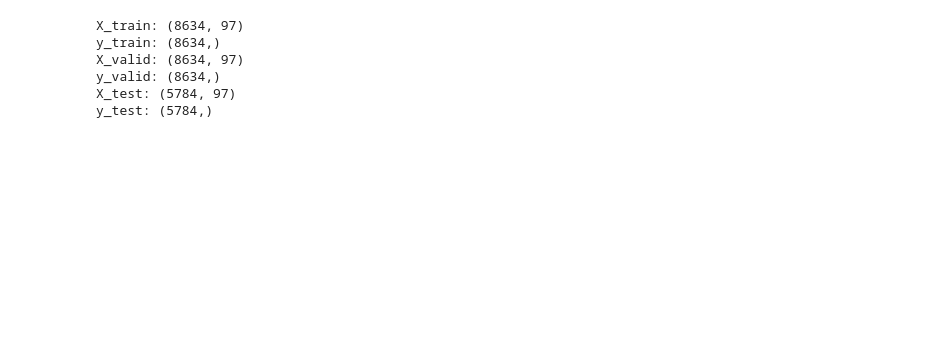
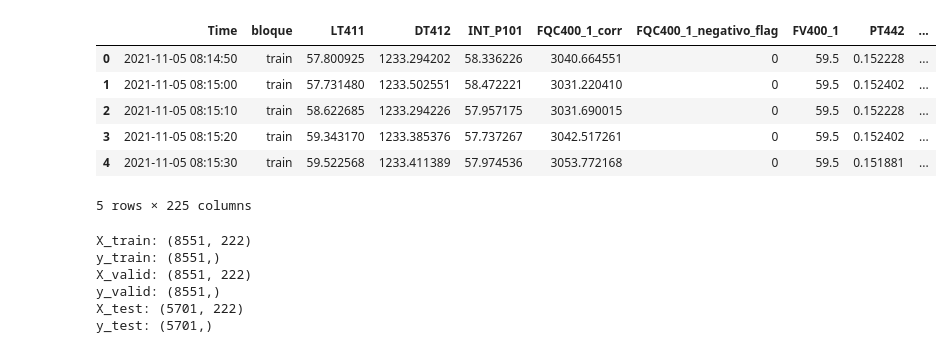
Before and after one commit to guaehtc-lang/ML-Sensor-Virtual-Inteligente, a Jupyter notebook: modelo_A_optimizacion.ipynb, the cells around one changed output. Cells and saved outputs as stored; diff of their text form; code cells hidden in the pictures; blank space fills up the shorter version.

```diff
--- a/modelo_A_optimizacion.ipynb
+++ b/modelo_A_optimizacion.ipynb
@@ -15,7 +30,19 @@ from sklearn.svm import SVR
 # %%
 # Cargamos el dataset preparado para el Modelo A
 
 df = pd.read_csv("data_limpio/features_modelo_A.csv")
+
+df["Time"] = pd.to_datetime(df["Time"])
+
+df.head()
+# %% [output]
+|  | Time | bloque | LT411 | DT412 | INT_P101 | FQC400_1_corr | FQC400_1_negativo_flag | FV400_1 | PT442 | ... |
+| 0 | 2021-11-05 08:14:50 | train | 57.800925 | 1233.294202 | 58.336226 | 3040.664551 | 0 | 59.5 | 0.152228 | ... |
+| 1 | 2021-11-05 08:15:00 | train | 57.731480 | 1233.502551 | 58.472221 | 3031.220410 | 0 | 59.5 | 0.152402 | ... |
+| 2 | 2021-11-05 08:15:10 | train | 58.622685 | 1233.294226 | 57.957175 | 3031.690015 | 0 | 59.5 | 0.152228 | ... |
+| 3 | 2021-11-05 08:15:20 | train | 59.343170 | 1233.385376 | 57.737267 | 3042.517261 | 0 | 59.5 | 0.152402 | ... |
+| 4 | 2021-11-05 08:15:30 | train | 59.522568 | 1233.411389 | 57.974536 | 3053.772168 | 0 | 59.5 | 0.151881 | ... |
+5 rows × 225 columns
 # %%
 # Separamos el dataset por bloques temporales
 
@@ -49,12 +76,12 @@ print("y_valid:", y_valid.shape)
 print("X_test:", X_test.shape)
 print("y_test:", y_test.shape)
 # %% [output]
-X_train: (8634, 97)
-y_train: (8634,)
-X_valid: (8634, 97)
-y_valid: (8634,)
-X_test: (5784, 97)
-y_test: (5784,)
+X_train: (8551, 222)
+y_train: (8551,)
+X_valid: (8551, 222)
+y_valid: (8551,)
+X_test: (5701, 222)
+y_test: (5701,)
 # %%
 # Creamos una función simple para calcular métricas de regresión
 
```
Also changed, not shown: parts of 10 cells of this notebook.
